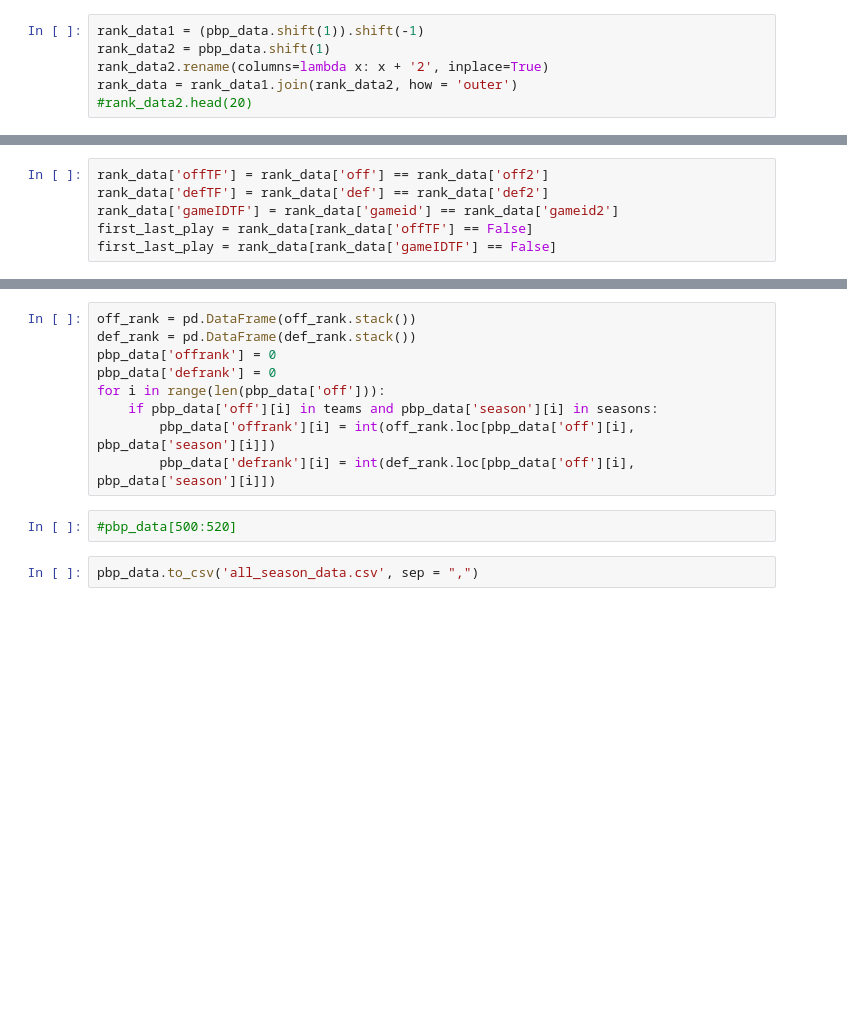
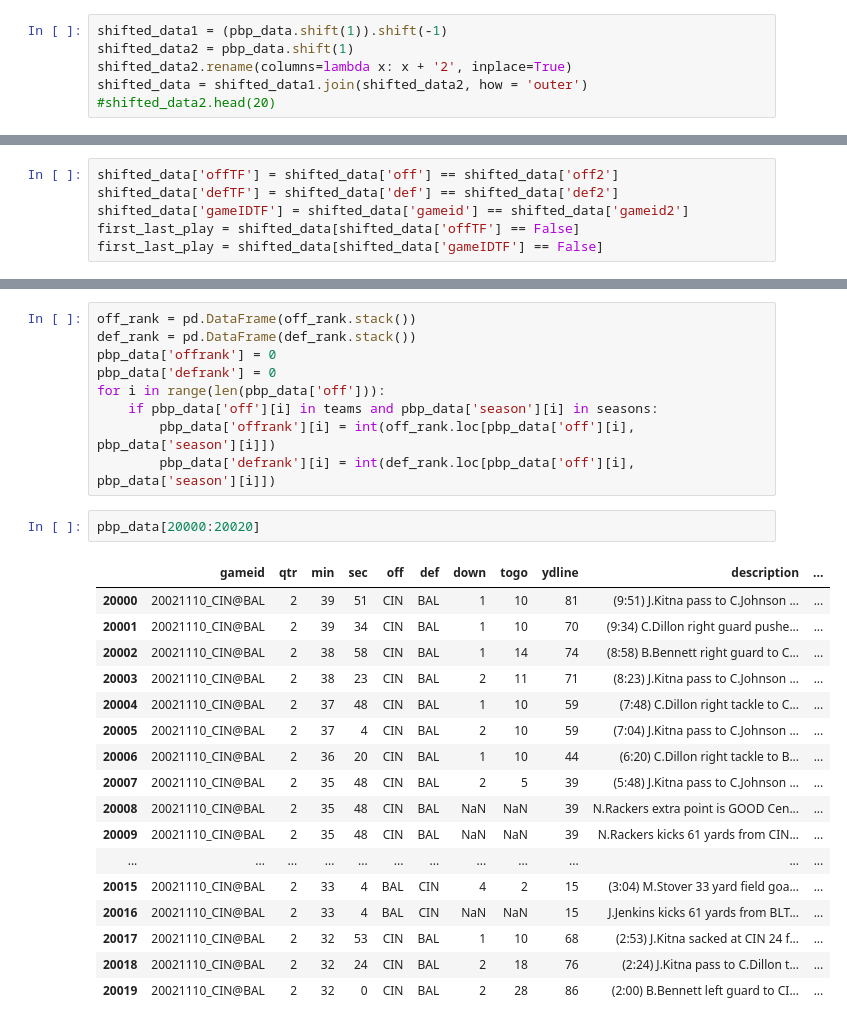
Before and after one commit to tomdawg86/Stat_222_NFL_Project, a Jupyter notebook: ipython_notebook/data_main.ipynb, the cells around one changed output, grey strips where cells are left out. Saved outputs shown, nothing was run; the diff lists cells and outputs as text; blank space fills up the shorter version.

Commit message:
shifted main data set

```diff
--- a/ipython_notebook/data_main.ipynb
+++ b/ipython_notebook/data_main.ipynb
@@ -30,9 +30,9 @@ for i in seasons[1:]:
 
 #print teams
 # %%
-rank_data1 = (pbp_data.shift(1)).shift(-1)
-rank_data2 = pbp_data.shift(1)
-rank_data2.rename(columns=lambda x: x + '2', inplace=True)
-rank_data = rank_data1.join(rank_data2, how = 'outer')
-#rank_data2.head(20)
+shifted_data1 = (pbp_data.shift(1)).shift(-1)
+shifted_data2 = pbp_data.shift(1)
+shifted_data2.rename(columns=lambda x: x + '2', inplace=True)
+shifted_data = shifted_data1.join(shifted_data2, how = 'outer')
+#shifted_data2.head(20)
 # %%
@@ -41,9 +41,9 @@ rank_data = rank_data1.join(rank_data2, how = 'outer')
 # %%
-rank_data['offTF'] = rank_data['off'] == rank_data['off2']
-rank_data['defTF'] = rank_data['def'] == rank_data['def2']
-rank_data['gameIDTF'] = rank_data['gameid'] == rank_data['gameid2']
-first_last_play = rank_data[rank_data['offTF'] == False]
-first_last_play = rank_data[rank_data['gameIDTF'] == False]
+shifted_data['offTF'] = shifted_data['off'] == shifted_data['off2']
+shifted_data['defTF'] = shifted_data['def'] == shifted_data['def2']
+shifted_data['gameIDTF'] = shifted_data['gameid'] == shifted_data['gameid2']
+first_last_play = shifted_data[shifted_data['offTF'] == False]
+first_last_play = shifted_data[shifted_data['gameIDTF'] == False]
 # %%
 #first_last_play['offscore2'].head()
 # %%
@@ -122,7 +122,23 @@ for i in range(len(pbp_data['off'])):
     if pbp_data['off'][i] in teams and pbp_data['season'][i] in seasons:
         pbp_data['offrank'][i] = int(off_rank.loc[pbp_data['off'][i], pbp_data['season'][i]])
         pbp_data['defrank'][i] = int(def_rank.loc[pbp_data['off'][i], pbp_data['season'][i]])
-# %%
-#pbp_data[500:520]
-# %%
-pbp_data.to_csv('all_season_data.csv', sep = ",")
+# %%
+pbp_data[20000:20020]
+# %% [output]
+|  | gameid | qtr | min | sec | off | def | down | togo | ydline | description | ... |
+| 20000 | 20021110_CIN@BAL | 2 | 39 | 51 | CIN | BAL | 1 | 10 | 81 | (9:51) J.Kitna pass to C.Johnson ... | ... |
+| 20001 | 20021110_CIN@BAL | 2 | 39 | 34 | CIN | BAL | 1 | 10 | 70 | (9:34) C.Dillon right guard pushe... | ... |
+| 20002 | 20021110_CIN@BAL | 2 | 38 | 58 | CIN | BAL | 1 | 14 | 74 | (8:58) B.Bennett right guard to C... | ... |
+| 20003 | 20021110_CIN@BAL | 2 | 38 | 23 | CIN | BAL | 2 | 11 | 71 | (8:23) J.Kitna pass to C.Johnson ... | ... |
+| 20004 | 20021110_CIN@BAL | 2 | 37 | 48 | CIN | BAL | 1 | 10 | 59 | (7:48) C.Dillon right tackle to C... | ... |
+| 20005 | 20021110_CIN@BAL | 2 | 37 | 4 | CIN | BAL | 2 | 10 | 59 | (7:04) J.Kitna pass to C.Johnson ... | ... |
+| 20006 | 20021110_CIN@BAL | 2 | 36 | 20 | CIN | BAL | 1 | 10 | 44 | (6:20) C.Dillon right tackle to B... | ... |
+| 20007 | 20021110_CIN@BAL | 2 | 35 | 48 | CIN | BAL | 2 | 5 | 39 | (5:48) J.Kitna pass to C.Johnson ... | ... |
+| 20008 | 20021110_CIN@BAL | 2 | 35 | 48 | CIN | BAL | NaN | NaN | 39 | N.Rackers extra point is GOOD Cen... | ... |
+| 20009 | 20021110_CIN@BAL | 2 | 35 | 48 | CIN | BAL | NaN | NaN | 39 | N.Rackers kicks 61 yards from CIN... | ... |
+| ... | ... | ... | ... | ... | ... | ... | ... | ... | ... | ... | ... |
+| 20015 | 20021110_CIN@BAL | 2 | 33 | 4 | BAL | CIN | 4 | 2 | 15 | (3:04) M.Stover 33 yard field goa... | ... |
+| 20016 | 20021110_CIN@BAL | 2 | 33 | 4 | BAL | CIN | NaN | NaN | 15 | J.Jenkins kicks 61 yards from BLT... | ... |
+| 20017 | 20021110_CIN@BAL | 2 | 32 | 53 | CIN | BAL | 1 | 10 | 68 | (2:53) J.Kitna sacked at CIN 24 f... | ... |
+| 20018 | 20021110_CIN@BAL | 2 | 32 | 24 | CIN | BAL | 2 | 18 | 76 | (2:24) J.Kitna pass to C.Dillon t... | ... |
+| 20019 | 20021110_CIN@BAL | 2 | 32 | 0 | CIN | BAL | 2 | 28 | 86 | (2:00) B.Bennett left guard to CI... | ... |
```
Also changed, not shown: parts of 2 cells of this notebook, 12 other files.
